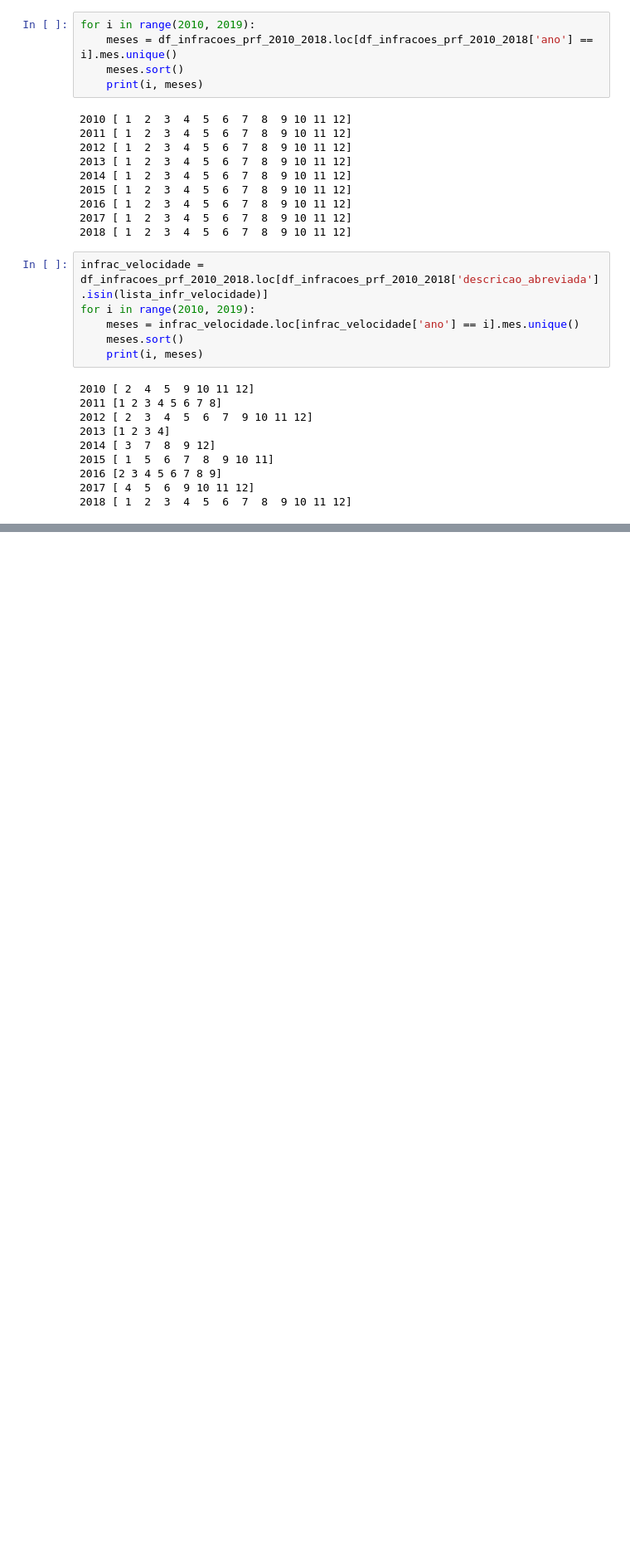
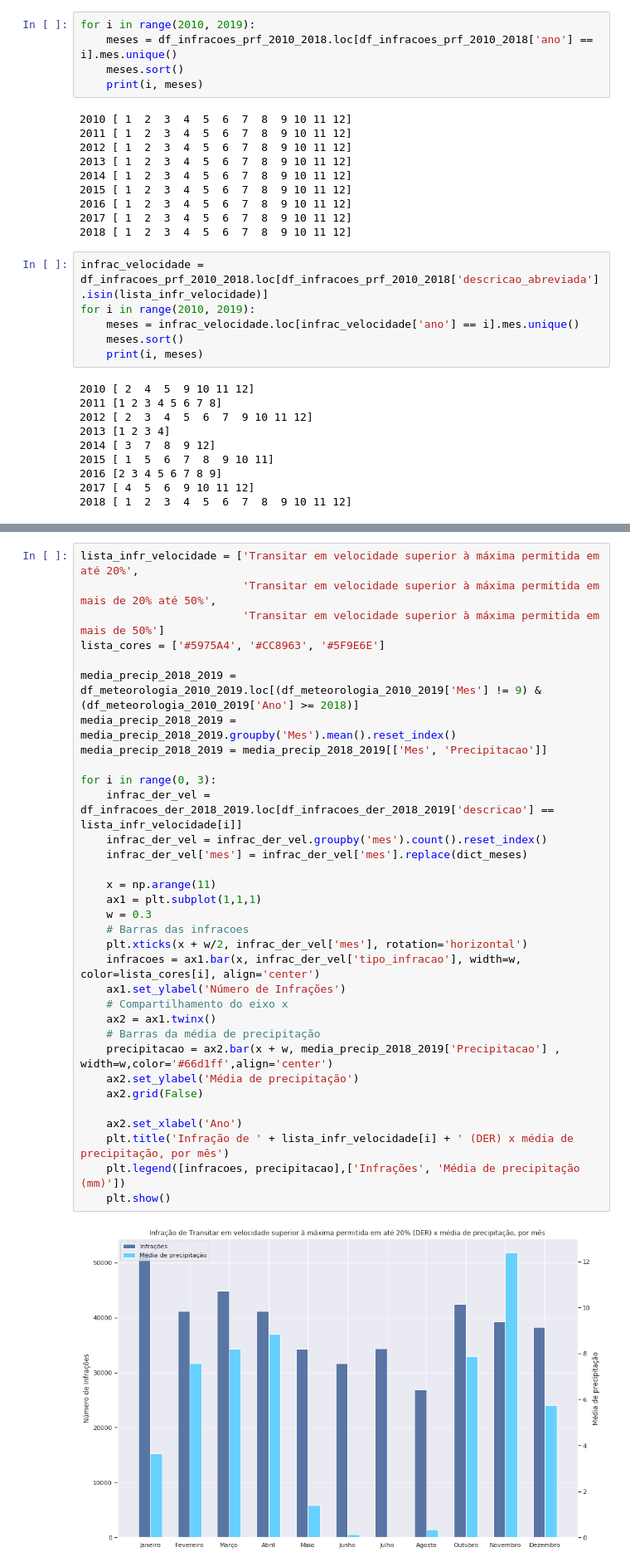
Before and after one commit to IagoCarvalho/tcc_scripts, a Jupyter notebook: QP02-Analysis.ipynb, the cells around one changed output, grey strips where cells are left out. Shown at 83% size. Saved outputs shown, nothing was run; the diff lists cells and outputs as text; blank space fills up the shorter version.

```diff
--- a/QP02-Analysis.ipynb
+++ b/QP02-Analysis.ipynb
@@ -718,0 +747,35 @@ for i in range(0, 3):
+# %%
+lista_infr_velocidade = ['Transitar em velocidade superior à máxima permitida em até 20%',
+                         'Transitar em velocidade superior à máxima permitida em mais de 20% até 50%',
+                         'Transitar em velocidade superior à máxima permitida em mais de 50%']
+lista_cores = ['#5975A4', '#CC8963', '#5F9E6E']
+
+media_precip_2018_2019 = df_meteorologia_2010_2019.loc[(df_meteorologia_2010_2019['Mes'] != 9) & (df_meteorologia_2010_2019['Ano'] >= 2018)]
+media_precip_2018_2019 = media_precip_2018_2019.groupby('Mes').mean().reset_index()
+media_precip_2018_2019 = media_precip_2018_2019[['Mes', 'Precipitacao']]
+
+for i in range(0, 3):
+    infrac_der_vel = df_infracoes_der_2018_2019.loc[df_infracoes_der_2018_2019['descricao'] == lista_infr_velocidade[i]]
+    infrac_der_vel = infrac_der_vel.groupby('mes').count().reset_index()
+    infrac_der_vel['mes'] = infrac_der_vel['mes'].replace(dict_meses)
+
+    x = np.arange(11)
+    ax1 = plt.subplot(1,1,1)
+    w = 0.3
+    # Barras das infracoes
+    plt.xticks(x + w/2, infrac_der_vel['mes'], rotation='horizontal')
+    infracoes = ax1.bar(x, infrac_der_vel['tipo_infracao'], width=w, color=lista_cores[i], align='center')
+    ax1.set_ylabel('Número de Infrações')
+    # Compartilhamento do eixo x
+    ax2 = ax1.twinx()
+    # Barras da média de precipitação
+    precipitacao = ax2.bar(x + w, media_precip_2018_2019['Precipitacao'] , width=w,color='#66d1ff',align='center')
+    ax2.set_ylabel('Média de precipitação')
+    ax2.grid(False)
+
+    ax2.set_xlabel('Ano')
+    plt.title('Infração de ' + lista_infr_velocidade[i] + ' (DER) x média de precipitação, por mês')
+    plt.legend([infracoes, precipitacao],['Infrações', 'Média de precipitação (mm)'])
+    plt.show()
+# %% [output]
+[figure, added]
```
Also changed, not shown: parts of 9 cells of this notebook.
